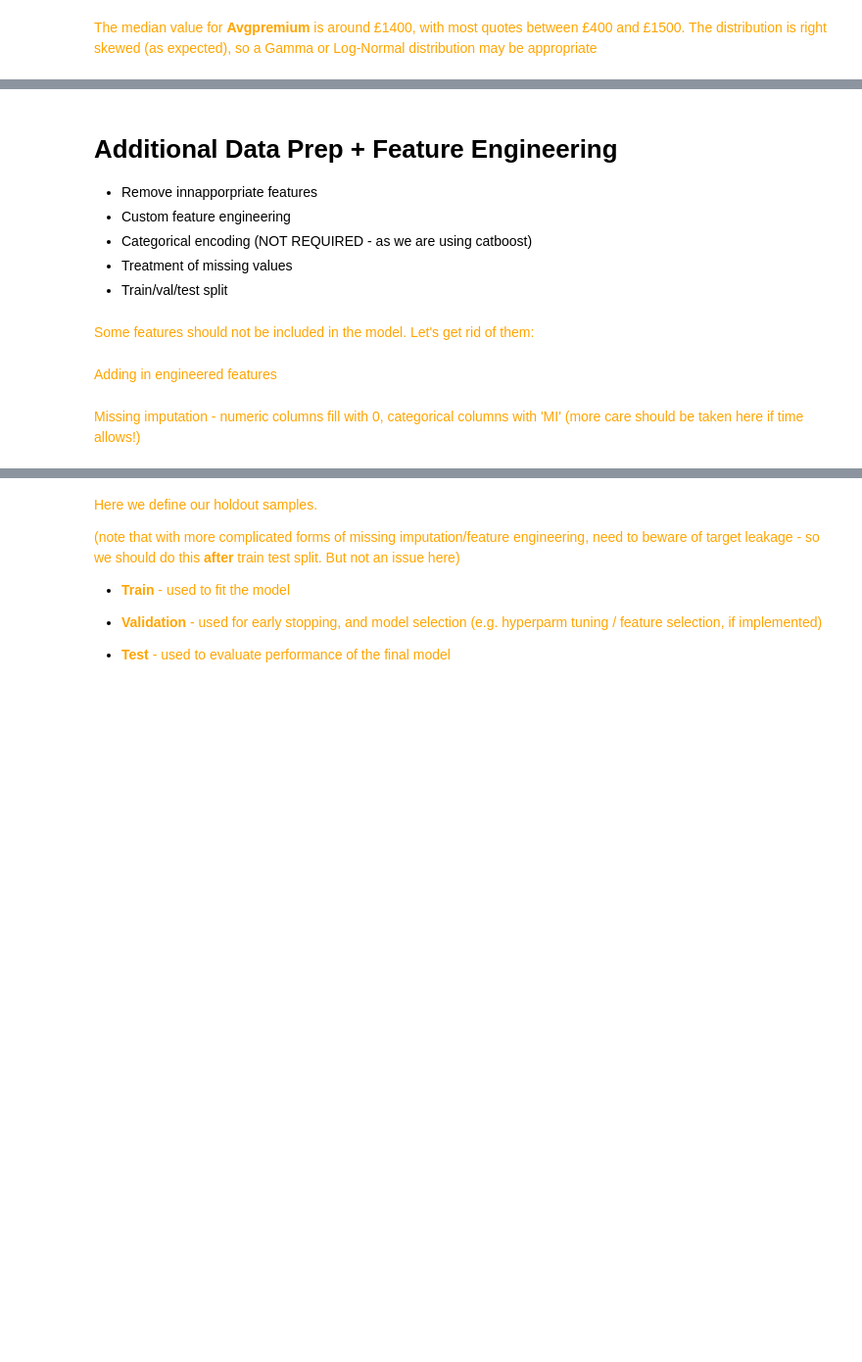
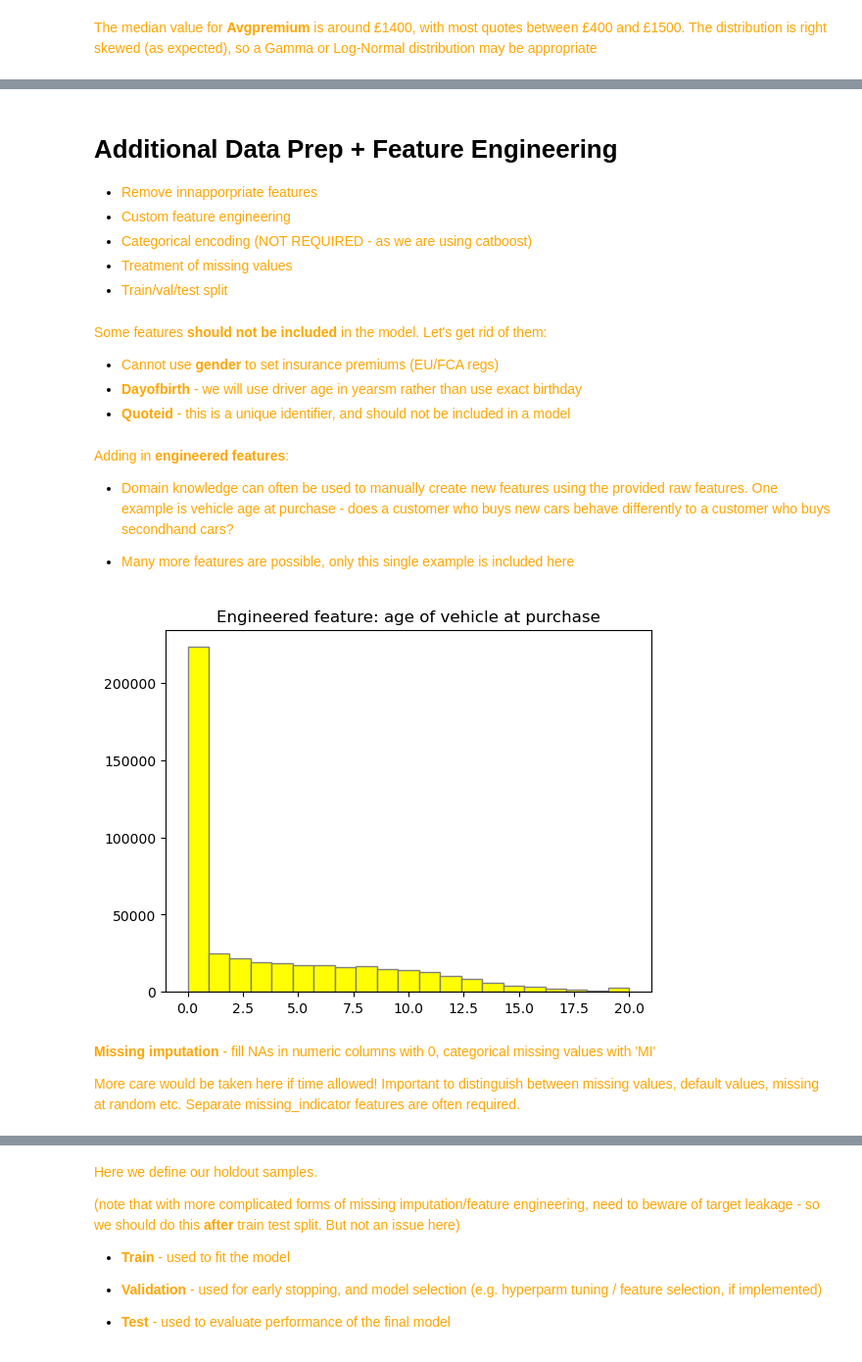
Before and after one commit to dolmas1/bymiles_takehome, a Jupyter notebook: takehome_task.ipynb, the cells around one changed output, grey strips where cells are left out. Shown at 98% size. Saved outputs shown, nothing was run; the diff lists cells and outputs as text; code cells hidden in the pictures; blank space fills up the shorter version.

Commit message:
model interpretation

```diff
--- a/takehome_task.ipynb
+++ b/takehome_task.ipynb
@@ -262,29 +275,42 @@ Name: Avgpremium, dtype: float64
 # %% [markdown]
 # Additional Data Prep + Feature Engineering
 
-* Remove innapporpriate features
-* Custom feature engineering
-* Categorical encoding (NOT REQUIRED - as we are using catboost)
-* Treatment of missing values
-* Train/val/test split
+* <span style="color:orange">Remove innapporpriate features
+* <span style="color:orange">Custom feature engineering
+* <span style="color:orange">Categorical encoding (NOT REQUIRED - as we are using catboost)
+* <span style="color:orange">Treatment of missing values
+* <span style="color:orange">Train/val/test split
 # %% [markdown]
-<span style="color:orange">Some features should not be included in the model. Let's get rid of them:
+<span style="color:orange">Some features **should not be included** in the model. Let's get rid of them:
+* <span style="color:orange"> Cannot use **gender** to set insurance premiums (EU/FCA regs)
+* <span style="color:orange"> **Dayofbirth** - we will use driver age in yearsm rather than use exact birthday
+*  <span style="color:orange"> **Quoteid** - this is a unique identifier, and should not be included in a model
 # %%
-disallowed_features = ['Gender',      # cannot use Gender to set insurance prices (FCA regs)
-                       'Dayofbirth',  # we'll only use age in years, rather than exact birthday
-                       'Quoteid',     # unique identifier
-                      ]
+disallowed_features = ['Gender', 'Dayofbirth', 'Quoteid']
 
 df.drop(columns = disallowed_features, inplace = True)
 # %% [markdown]
-<span style="color:orange">Adding in engineered features
+<span style="color:orange">Adding in **engineered features**:
+
+* <span style="color:orange">Domain knowledge can often be used to manually create new features using the provided raw features. One example is vehicle age at purchase - does a customer who buys new cars behave differently to a customer who buys secondhand cars?
+
+
+* <span style="color:orange">Many more features are possible, only this single example is included here
 # %%
 # Vehicle age at purchase
+df['Vehicle_age_at_purchase'] = df['Vehicleage'] - (2024 - df['Vehiclepurchaseyear'])
+df['Vehicle_age_at_purchase'] = df['Vehicle_age_at_purchase'].clip(lower = 0, upper = 20)
 
-# Claims summary features
-# (why is diveratfault2 missing?)
+
+plt.hist(df['Vehicle_age_at_purchase'], bins = 21, color = 'yellow', edgecolor = 'grey')
+plt.title('Engineered feature: age of vehicle at purchase')
+plt.show()
+# %% [output]
+[figure, added]
 # %% [markdown]
-<span style="color:orange"> Missing imputation - numeric columns fill with 0, categorical columns with 'MI' (more care should be taken here if time allows!)
+<span style="color:orange"> **Missing imputation** - fill NAs in numeric columns with 0, categorical missing values with 'MI'
+
+<span style="color:orange">More care would be taken here if time allowed! Important to distinguish between missing values, default values, missing at random etc. Separate missing_indicator features are often required.
 # %%
 # Check for missing values
 print(df.isnull().sum())
```
Also changed, not shown: parts of 22 cells of this notebook, 1 other file.
